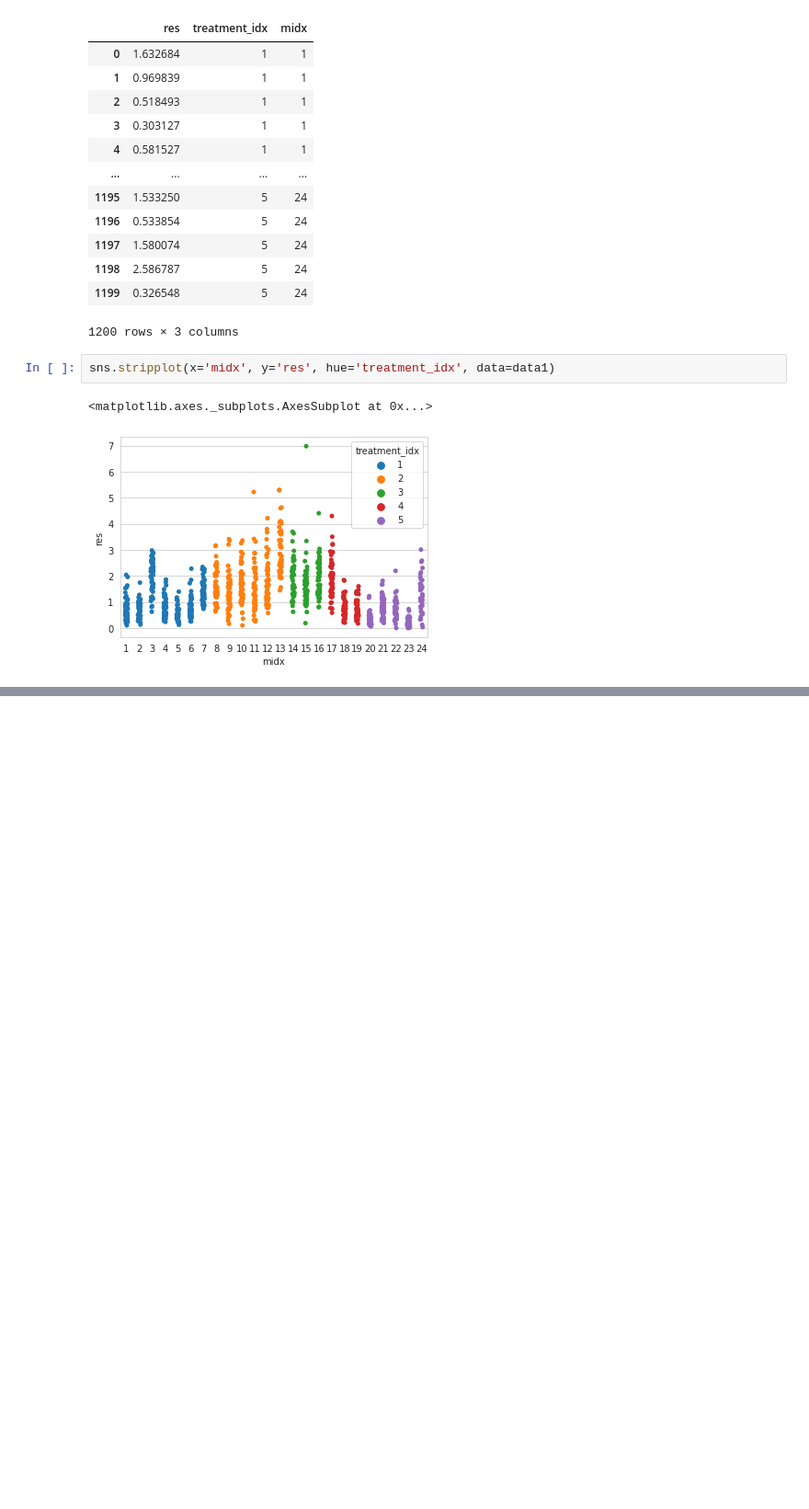
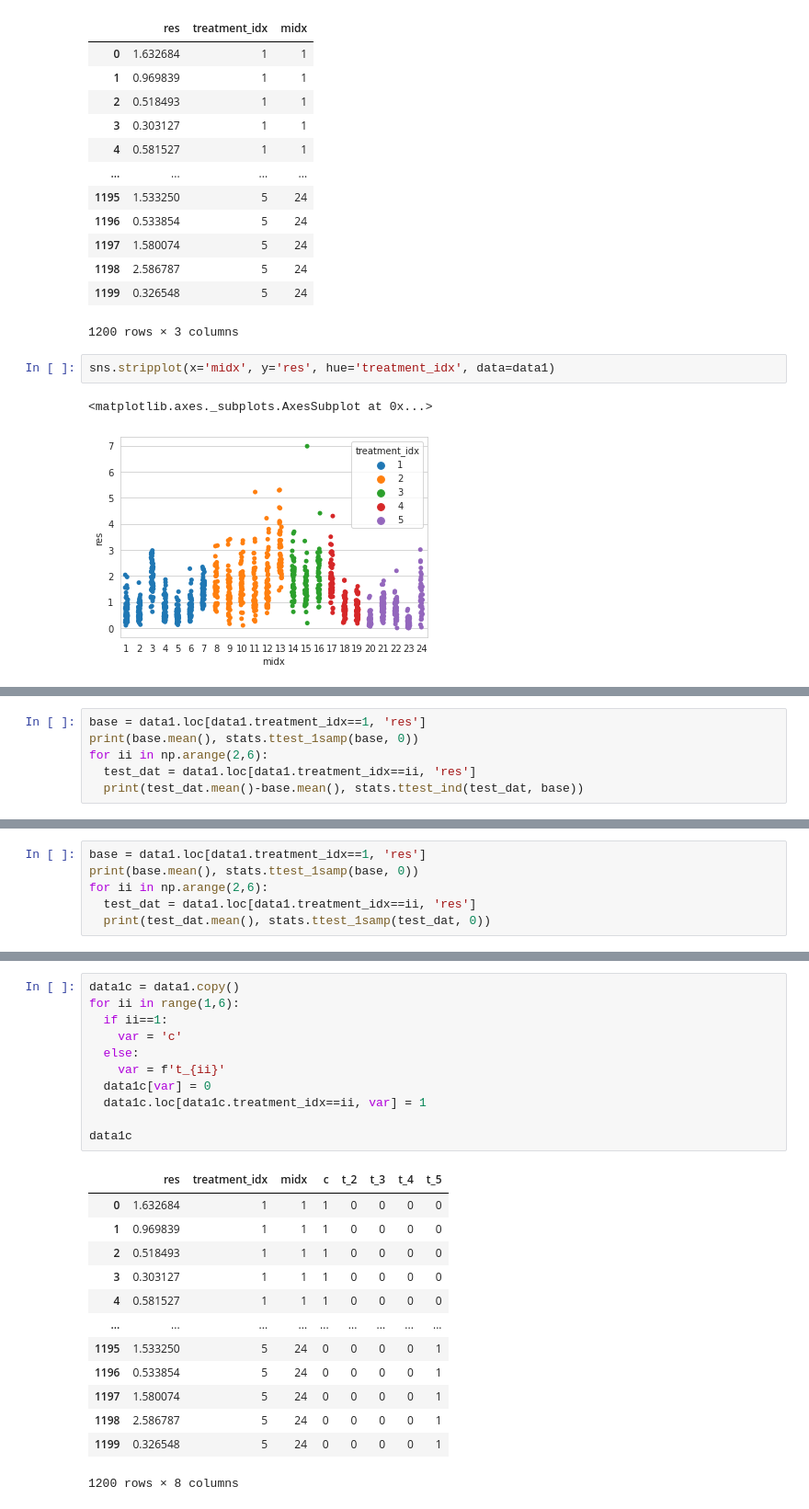
Before and after one commit to GiocomoLab/tutorials, a Jupyter notebook: LMM_tutorial.ipynb, the cells around one changed output, grey strips where cells are left out. Shown at 92% size. Drawn from its saved outputs; the diff is of its cells as text; blank space fills up the shorter version.

```diff
--- a/LMM_tutorial.ipynb
+++ b/LMM_tutorial.ipynb
@@ -83,0 +177,6 @@ sns.stripplot(x='midx', y='res', hue='treatment_idx', data=data1)
+# %%
+base = data1.loc[data1.treatment_idx==1, 'res']
+print(base.mean(), stats.ttest_1samp(base, 0))
+for ii in np.arange(2,6):
+  test_dat = data1.loc[data1.treatment_idx==ii, 'res']
+  print(test_dat.mean()-base.mean(), stats.ttest_ind(test_dat, base))
@@ -83,0 +219,6 @@ sns.stripplot(x='midx', y='res', hue='treatment_idx', data=data1)
+# %%
+base = data1.loc[data1.treatment_idx==1, 'res']
+print(base.mean(), stats.ttest_1samp(base, 0))
+for ii in np.arange(2,6):
+  test_dat = data1.loc[data1.treatment_idx==ii, 'res']
+  print(test_dat.mean(), stats.ttest_1samp(test_dat, 0))
@@ -83,0 +237,25 @@ sns.stripplot(x='midx', y='res', hue='treatment_idx', data=data1)
+# %%
+data1c = data1.copy()
+for ii in range(1,6):
+  if ii==1:
+    var = 'c'
+  else:
+    var = f't_{ii}'
+  data1c[var] = 0
+  data1c.loc[data1c.treatment_idx==ii, var] = 1
+
+data1c
+# %% [output]
+|  | res | treatment_idx | midx | c | t_2 | t_3 | t_4 | t_5 |
+| 0 | 1.632684 | 1 | 1 | 1 | 0 | 0 | 0 | 0 |
+| 1 | 0.969839 | 1 | 1 | 1 | 0 | 0 | 0 | 0 |
+| 2 | 0.518493 | 1 | 1 | 1 | 0 | 0 | 0 | 0 |
+| 3 | 0.303127 | 1 | 1 | 1 | 0 | 0 | 0 | 0 |
+| 4 | 0.581527 | 1 | 1 | 1 | 0 | 0 | 0 | 0 |
+| ... | ... | ... | ... | ... | ... | ... | ... | ... |
+| 1195 | 1.533250 | 5 | 24 | 0 | 0 | 0 | 0 | 1 |
+| 1196 | 0.533854 | 5 | 24 | 0 | 0 | 0 | 0 | 1 |
+| 1197 | 1.580074 | 5 | 24 | 0 | 0 | 0 | 0 | 1 |
+| 1198 | 2.586787 | 5 | 24 | 0 | 0 | 0 | 0 | 1 |
+| 1199 | 0.326548 | 5 | 24 | 0 | 0 | 0 | 0 | 1 |
+1200 rows × 8 columns
```
Also changed, not shown: parts of 53 cells of this notebook.
